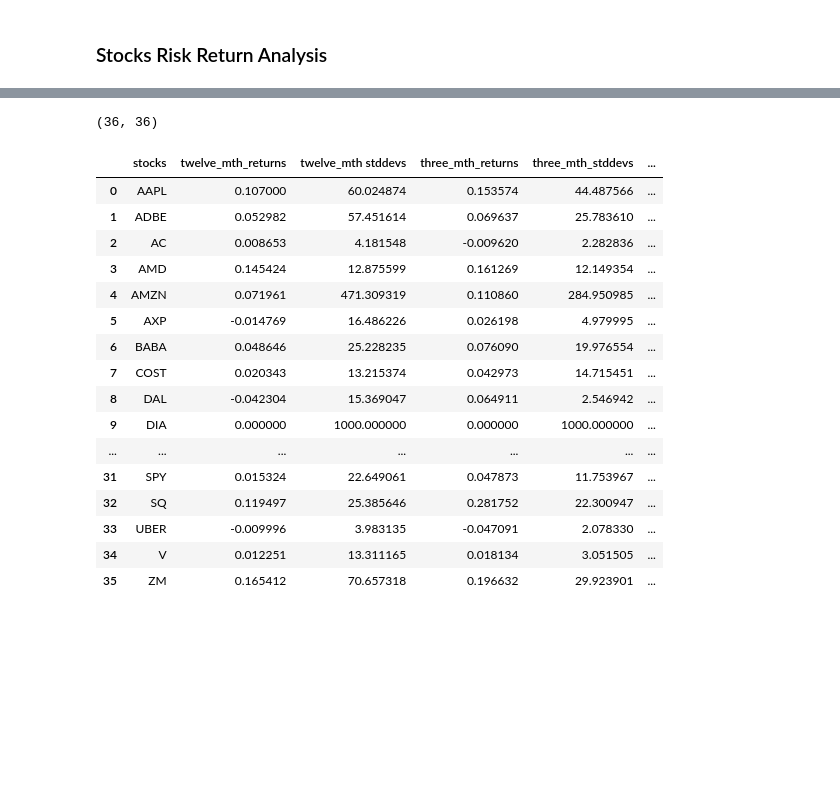
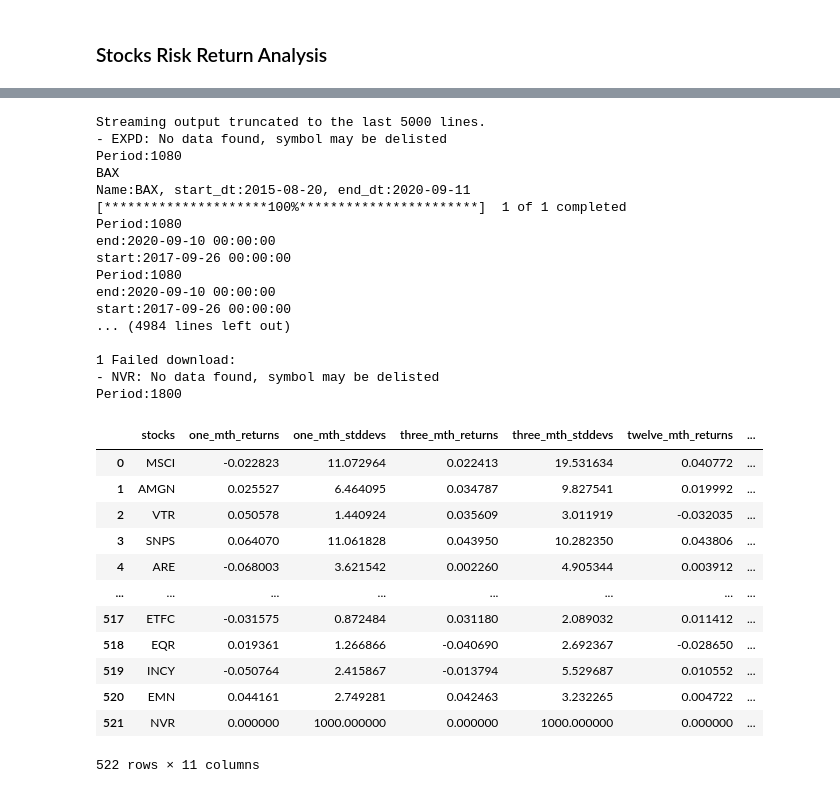
Before and after one commit to armandordorica/Portfolio_Optimization, a Jupyter notebook: Stocks_and_etfs_rotational_momentum_ranking.ipynb, the cells around one changed output, grey strips where cells are left out. Drawn from its saved outputs; the diff is of its cells as text; code cells hidden in the pictures; blank space fills up the shorter version.

```diff
--- a/Stocks_and_etfs_rotational_momentum_ranking.ipynb
+++ b/Stocks_and_etfs_rotational_momentum_ranking.ipynb
@@ -335,0 +502,2 @@ three_mth_return
+# %%
+spy_stocks = list(df['Symbol'])
@@ -354,6 +542,7 @@ stocks =['AAPL',
  'IVR',
  'L',
  'LULU',
+ 'TSLA',
  'LMT',
  'MA',
  'MELI',
@@ -496,30 +565,45 @@ start:2019-08-25 00:00:00
-# %%
-len(twelve_mth_stddevs), len(twelve_mth_returns)
-# %% [output]
-(36, 36)
+# %%
+stocks = list(set(list(stocks + spy_stocks)))
+# %%
+one_mth_returns, one_mth_stddevs = get_risk_return_in_months(stocks, 1)
+three_mth_returns, three_mth_stddevs = get_risk_return_in_months(stocks, 3)
+twelve_mth_returns, twelve_mth_stddevs = get_risk_return_in_months(stocks, 12)
+three_year_returns, three_year_stddevs = get_risk_return_in_months(stocks, 36)
+five_year_returns, five_year_stddevs = get_risk_return_in_months(stocks, 60)
+# %% [output]
+Streaming output truncated to the last 5000 lines.
+- EXPD: No data found, symbol may be delisted
+Period:1080
+BAX
+Name:BAX, start_dt:2015-08-20, end_dt:2020-09-11
+[*********************100%***********************]  1 of 1 completed
+Period:1080
+end:2020-09-10 00:00:00
+start:2017-09-26 00:00:00
+Period:1080
+end:2020-09-10 00:00:00
+start:2017-09-26 00:00:00
+... (4984 lines left out)
+
+1 Failed download:
+- NVR: No data found, symbol may be delisted
+Period:1800
 # %%
-d = {'stocks': stocks,
-     'twelve_mth_returns': twelve_mth_returns,
-     'twelve_mth stddevs':twelve_mth_stddevs,
-     'three_mth_returns' :three_mth_returns, 'three_mth_stddevs': three_mth_stddevs,
-     'one_mth_returns' :one_mth_returns, 'one_mth_stddevs': one_mth_stddevs}
+d = {'stocks': stocks,  'one_mth_returns':one_mth_returns, 'one_mth_stddevs':one_mth_stddevs, 'three_mth_returns': three_mth_returns, 'three_mth_stddevs':three_mth_stddevs,
+     'twelve_mth_returns':twelve_mth_returns, 'twelve_mth_stddevs':twelve_mth_stddevs, 'three_year_returns':three_year_returns, 'three_year_stddevs':three_year_stddevs, 'five_year_returns':five_year_returns, 'five_year_stddevs':five_year_stddevs}
 stocks_df = pd.DataFrame(data=d)
 stocks_df
 # %% [output]
-|  | stocks | twelve_mth_returns | twelve_mth stddevs | three_mth_returns | three_mth_stddevs | ... |
-| 0 | AAPL | 0.107000 | 60.024874 | 0.153574 | 44.487566 | ... |
-| 1 | ADBE | 0.052982 | 57.451614 | 0.069637 | 25.783610 | ... |
-| 2 | AC | 0.008653 | 4.181548 | -0.009620 | 2.282836 | ... |
-| 3 | AMD | 0.145424 | 12.875599 | 0.161269 | 12.149354 | ... |
-| 4 | AMZN | 0.071961 | 471.309319 | 0.110860 | 284.950985 | ... |
-| 5 | AXP | -0.014769 | 16.486226 | 0.026198 | 4.979995 | ... |
-| 6 | BABA | 0.048646 | 25.228235 | 0.076090 | 19.976554 | ... |
-| 7 | COST | 0.020343 | 13.215374 | 0.042973 | 14.715451 | ... |
-| 8 | DAL | -0.042304 | 15.369047 | 0.064911 | 2.546942 | ... |
-| 9 | DIA | 0.000000 | 1000.000000 | 0.000000 | 1000.000000 | ... |
-| ... | ... | ... | ... | ... | ... | ... |
-| 31 | SPY | 0.015324 | 22.649061 | 0.047873 | 11.753967 | ... |
-| 32 | SQ | 0.119497 | 25.385646 | 0.281752 | 22.300947 | ... |
-| 33 | UBER | -0.009996 | 3.983135 | -0.047091 | 2.078330 | ... |
-| 34 | V | 0.012251 | 13.311165 | 0.018134 | 3.051505 | ... |
-| 35 | ZM | 0.165412 | 70.657318 | 0.196632 | 29.923901 | ... |
+|  | stocks | one_mth_returns | one_mth_stddevs | three_mth_returns | three_mth_stddevs | twelve_mth_returns | ... |
+| 0 | MSCI | -0.022823 | 11.072964 | 0.022413 | 19.531634 | 0.040772 | ... |
+| 1 | AMGN | 0.025527 | 6.464095 | 0.034787 | 9.827541 | 0.019992 | ... |
+| 2 | VTR | 0.050578 | 1.440924 | 0.035609 | 3.011919 | -0.032035 | ... |
+| 3 | SNPS | 0.064070 | 11.061828 | 0.043950 | 10.282350 | 0.043806 | ... |
+| 4 | ARE | -0.068003 | 3.621542 | 0.002260 | 4.905344 | 0.003912 | ... |
+| ... | ... | ... | ... | ... | ... | ... | ... |
+| 517 | ETFC | -0.031575 | 0.872484 | 0.031180 | 2.089032 | 0.011412 | ... |
+| 518 | EQR | 0.019361 | 1.266866 | -0.040690 | 2.692367 | -0.028650 | ... |
+| 519 | INCY | -0.050764 | 2.415867 | -0.013794 | 5.529687 | 0.010552 | ... |
+| 520 | EMN | 0.044161 | 2.749281 | 0.042463 | 3.232265 | 0.004722 | ... |
+| 521 | NVR | 0.000000 | 1000.000000 | 0.000000 | 1000.000000 | 0.000000 | ... |
+522 rows × 11 columns
```
Also changed, not shown: parts of 44 cells of this notebook.
